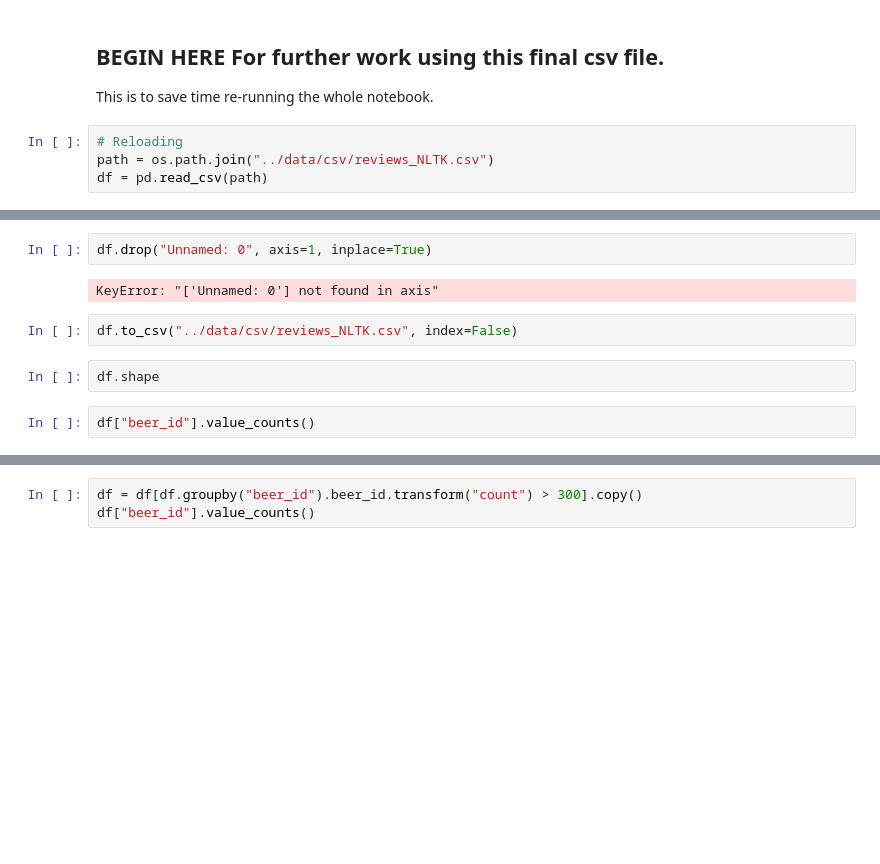
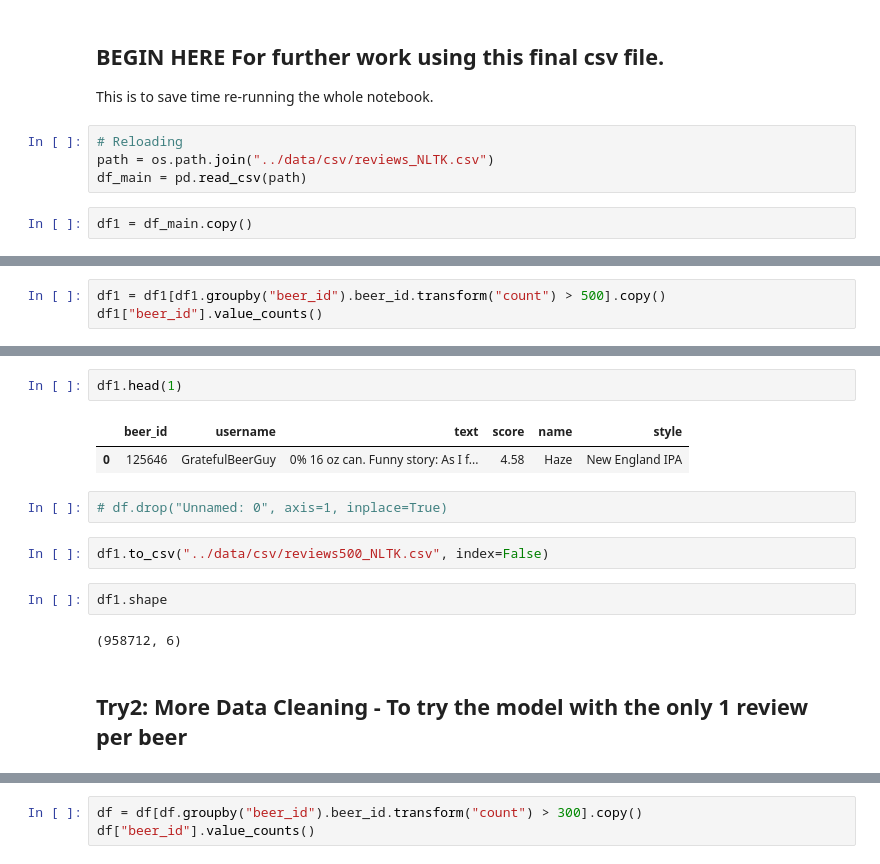
Before and after one commit to sheetalbongale/ALE-gorithm-II, a Jupyter notebook: notebooks/data_cleaning.ipynb, the cells around one changed output, grey strips where cells are left out. Drawn from its saved outputs; the diff is of its cells as text; blank space fills up the shorter version.

Commit message:
Update Tfidf/NLTK model - Gives better recommendations

```diff
--- a/notebooks/data_cleaning.ipynb
+++ b/notebooks/data_cleaning.ipynb
@@ -278,4 +278,6 @@ This is to save time re-running the whole notebook.
 # %%
 # Reloading
 path = os.path.join("../data/csv/reviews_NLTK.csv")
-df = pd.read_csv(path)
+df_main = pd.read_csv(path)
+# %%
+df1 = df_main.copy()
@@ -281,0 +297,3 @@ df = pd.read_csv(path)
+# %%
+df1 = df1[df1.groupby("beer_id").beer_id.transform("count") > 500].copy()
+df1["beer_id"].value_counts()
@@ -282,10 +313,15 @@ df = pd.read_csv(path)
+# %%
+df1.head(1)
+# %% [output]
+|  | beer_id | username | text | score | name | style |
+| 0 | 125646 | GratefulBeerGuy | 0% 16 oz can. Funny story: As I f... | 4.58 | Haze | New England IPA |
 # %%
-df.drop("Unnamed: 0", axis=1, inplace=True)
+# df.drop("Unnamed: 0", axis=1, inplace=True)
-# %% [output]
-KeyError: "['Unnamed: 0'] not found in axis"
 # %%
-df.to_csv("../data/csv/reviews_NLTK.csv", index=False)
+df1.to_csv("../data/csv/reviews500_NLTK.csv", index=False)
 # %%
-df.shape
+df1.shape
+# %% [output]
+(958712, 6)
-# %%
-df["beer_id"].value_counts()
+# %% [markdown]
+## Try2: More Data Cleaning - To try the model with the only 1 review per beer
```
Also changed, not shown: parts of 7 cells of this notebook, 2 other files.
